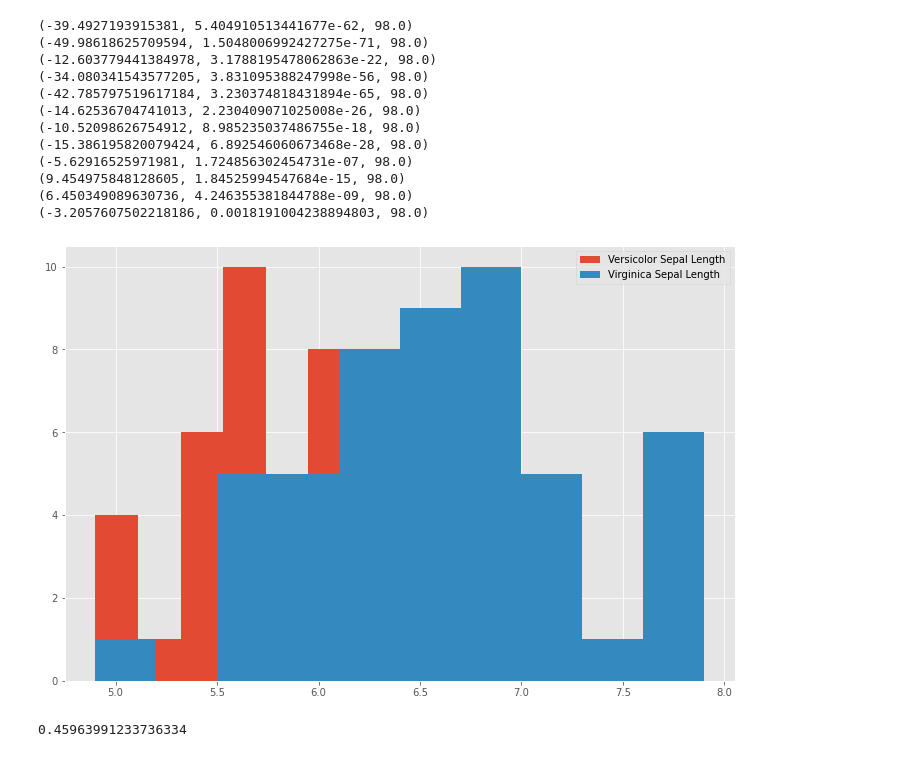
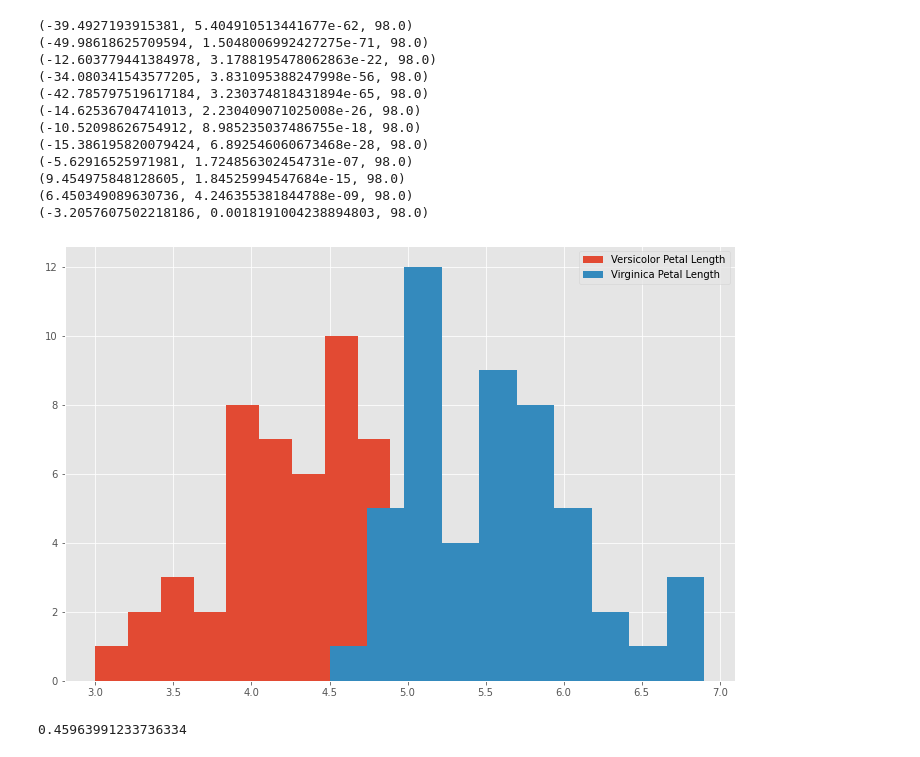
Before and after one commit to KeelyC0d3s/MachineLearningAndStatistics2021, a Jupyter notebook: scipy-stats.ipynb, the cells around one changed output. Saved outputs shown, nothing was run; the diff lists cells and outputs as text; code cells hidden in the pictures.

```diff
--- a/scipy-stats.ipynb
+++ b/scipy-stats.ipynb
@@ -112,14 +112,14 @@ print(stats.ttest_ind(r['sepal_width'], a['sepal_width']))
 (6.450349089630736, 4.246355381844788e-09, 98.0)
 (-3.2057607502218186, 0.0018191004238894803, 98.0)
 # %%
-plt.hist(r['sepal_length'], label='Versicolor Sepal Length')
-plt.hist(a['sepal_length'], label='Virginica Sepal Length')
+plt.hist(r['petal_length'], label='Versicolor Petal Length')
+plt.hist(a['petal_length'], label='Virginica Petal Length')
 
 plt.legend()
 
 plt.show()
 # %% [output]
-[figure, old version]
+[figure, new version]
 # %%
 1- ((0.95)**12)
 # %% [output]
```
Also changed, not shown: parts of 14 cells of this notebook, 2 other files.
